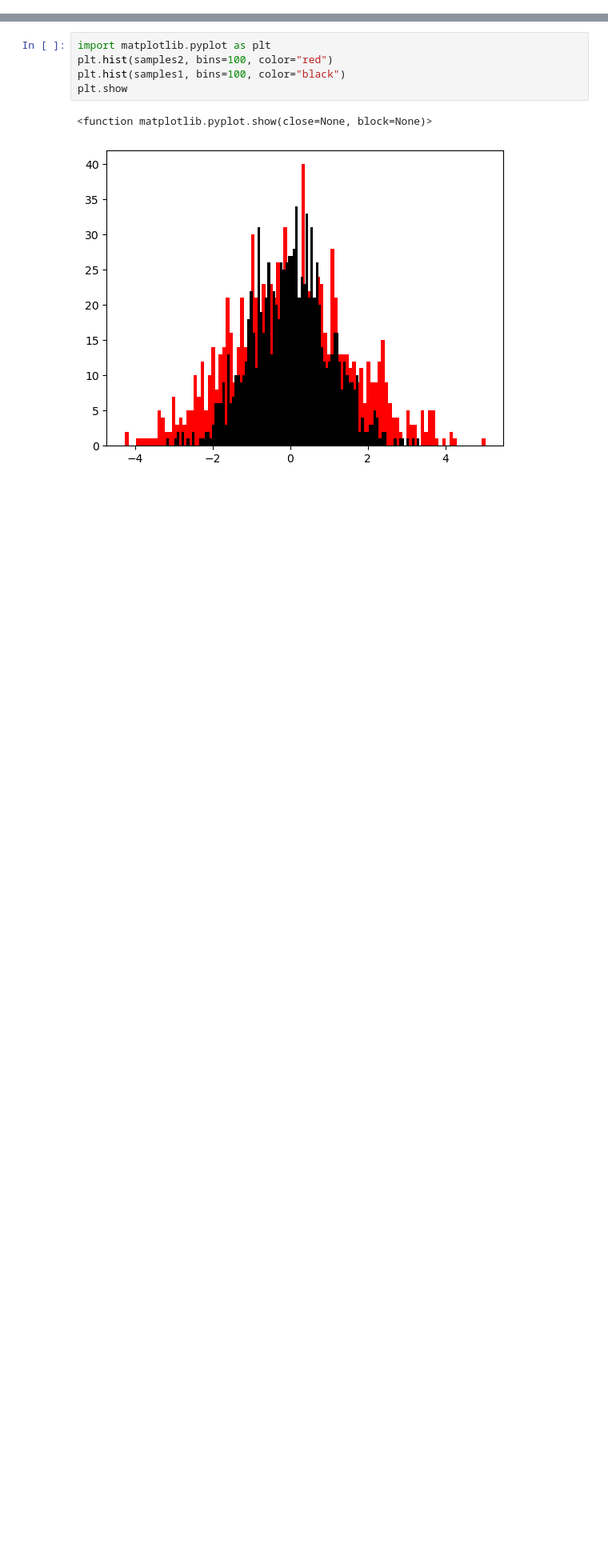
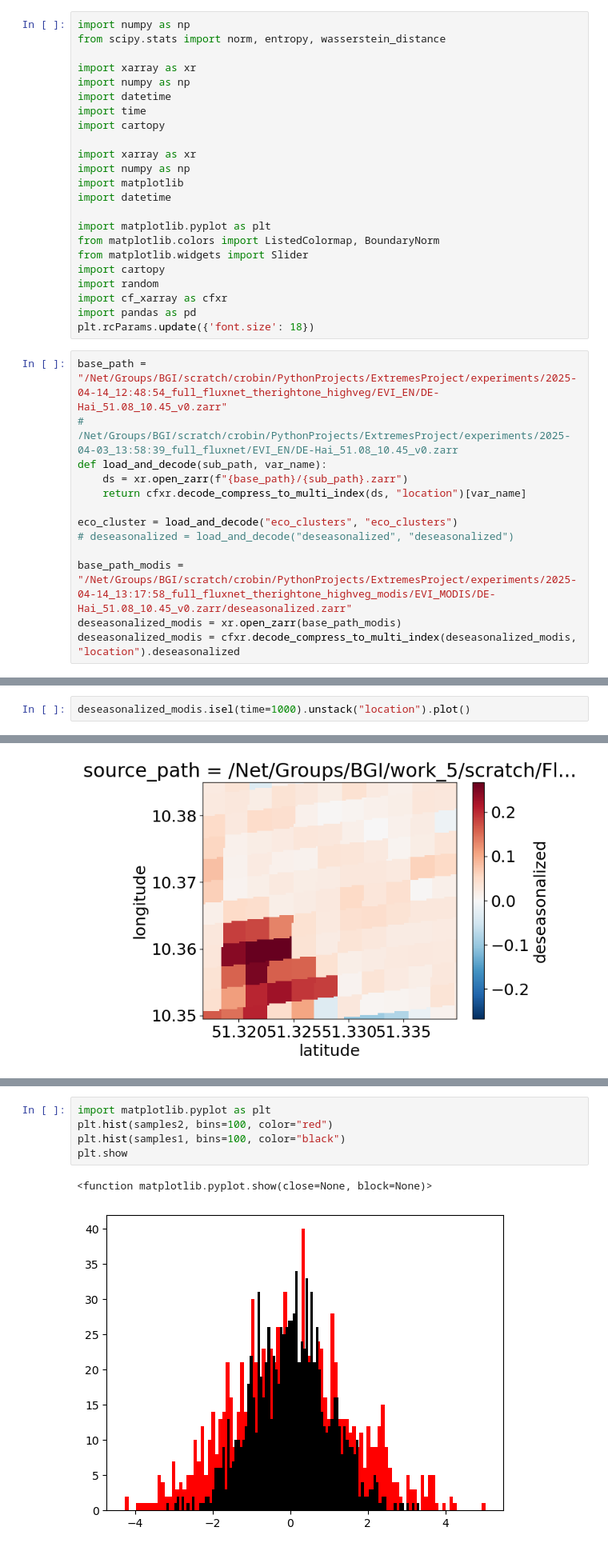
Before and after one commit to Clair3/RegionalExtremes, a Jupyter notebook: distance_metric.ipynb, the cells around one changed output, grey strips where cells are left out. Shown at 80% size. Saved outputs shown, nothing was run; the diff lists cells and outputs as text; blank space fills up the shorter version.

```diff
--- a/distance_metric.ipynb
+++ b/distance_metric.ipynb
@@ -3,0 +1,36 @@ from scipy.stats import norm, entropy, wasserstein_distance
+# %%
+import numpy as np
+from scipy.stats import norm, entropy, wasserstein_distance
+
+import xarray as xr
+import numpy as np
+import datetime
+import time
+import cartopy
+
+import xarray as xr
+import numpy as np
+import matplotlib
+import datetime
+
+import matplotlib.pyplot as plt
+from matplotlib.colors import ListedColormap, BoundaryNorm
+from matplotlib.widgets import Slider
+import cartopy
+import random
+import cf_xarray as cfxr
+import pandas as pd
+plt.rcParams.update({'font.size': 18})
+# %%
+base_path = "/Net/Groups/BGI/scratch/crobin/PythonProjects/ExtremesProject/experiments/2025-04-14_12:48:54_full_fluxnet_therightone_highveg/EVI_EN/DE-Hai_51.08_10.45_v0.zarr"
+# /Net/Groups/BGI/scratch/crobin/PythonProjects/ExtremesProject/experiments/2025-04-03_13:58:39_full_fluxnet/EVI_EN/DE-Hai_51.08_10.45_v0.zarr
+def load_and_decode(sub_path, var_name):
+    ds = xr.open_zarr(f"{base_path}/{sub_path}.zarr")
+    return cfxr.decode_compress_to_multi_index(ds, "location")[var_name]
+
+eco_cluster = load_and_decode("eco_clusters", "eco_clusters")
+# deseasonalized = load_and_decode("deseasonalized", "deseasonalized")
+
+base_path_modis =  "/Net/Groups/BGI/scratch/crobin/PythonProjects/ExtremesProject/experiments/2025-04-14_13:17:58_full_fluxnet_therightone_highveg_modis/EVI_MODIS/DE-Hai_51.08_10.45_v0.zarr/deseasonalized.zarr"
+deseasonalized_modis = xr.open_zarr(base_path_modis)
+deseasonalized_modis = cfxr.decode_compress_to_multi_index(deseasonalized_modis, "location").deseasonalized
@@ -3,0 +611,3 @@ from scipy.stats import norm, entropy, wasserstein_distance
+# %%
+deseasonalized_modis.isel(time=1000).unstack("location").plot()
+# %% [output]
@@ -3,0 +615 @@ from scipy.stats import norm, entropy, wasserstein_distance
+[figure, added]
```
Also changed, not shown: parts of 51 cells of this notebook, 4 other files.
